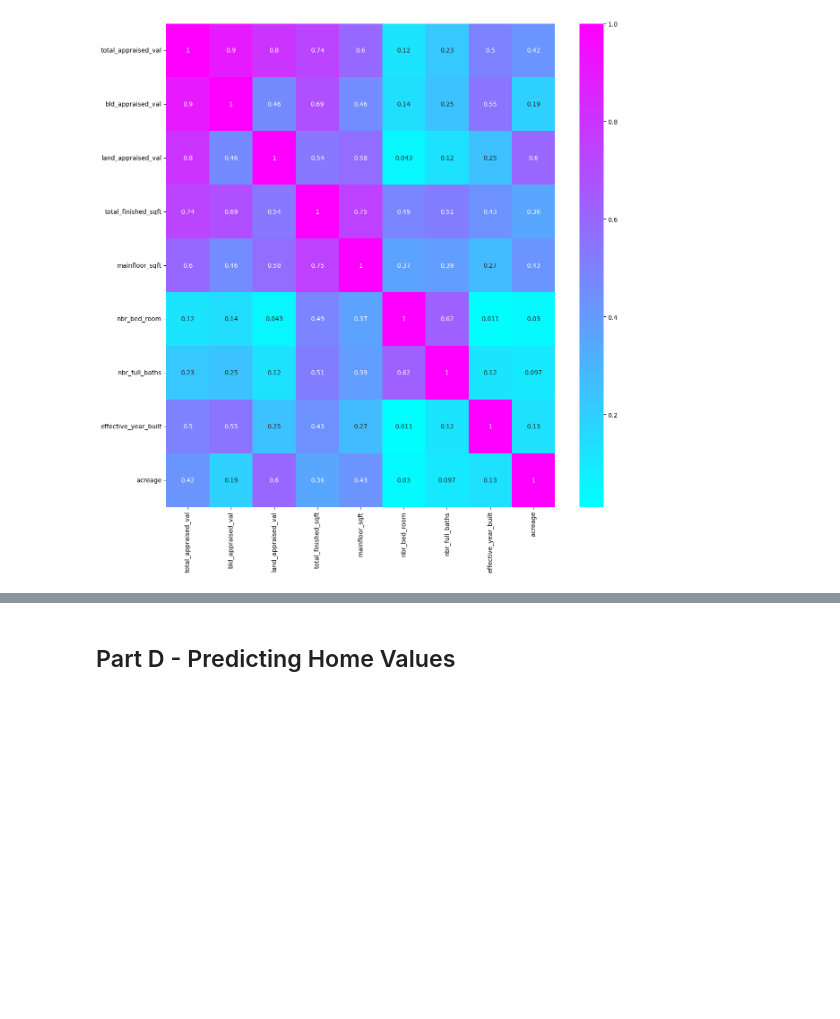
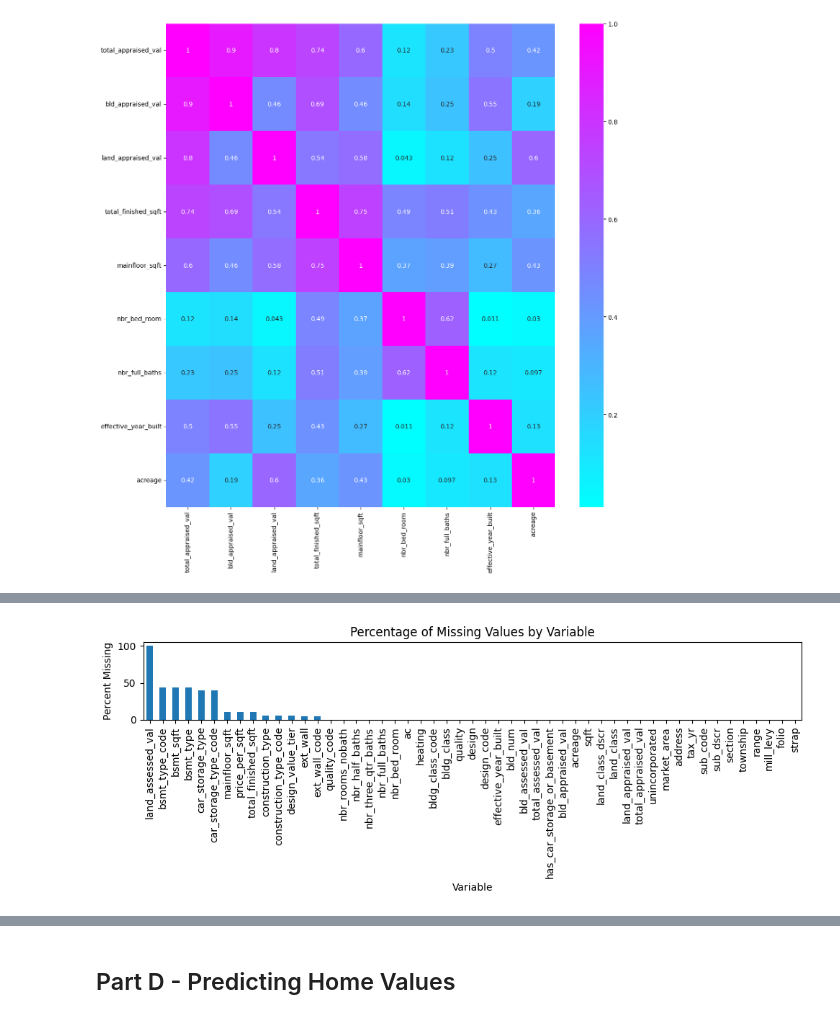
Before and after one commit to theaaron/boulder-homes, a Jupyter notebook: final.ipynb, the cells around one changed output, grey strips where cells are left out. Cells and saved outputs as stored; diff of their text form; code cells hidden in the pictures; blank space fills up the shorter version.

```diff
--- a/final.ipynb
+++ b/final.ipynb
@@ -233,0 +544,3 @@ VERY GOOD ++     152  4043211.0  4003750.0   754430.0
+# %%
+missing_pct = (df.isna().mean() * 100).sort_values(ascending=False)
+missing_pct.head(25)
@@ -233,0 +565,13 @@ VERY GOOD ++     152  4043211.0  4003750.0   754430.0
+# %%
+#Option: Missingness by Variable
+# missing_pct = (df.isna().mean() * 100).sort_values(ascending=False)
+
+plt.figure(figsize=(10,4))
+missing_pct.plot(kind="bar")
+plt.title("Percentage of Missing Values by Variable")
+plt.xlabel("Variable")
+plt.ylabel("Percent Missing")
+plt.tight_layout()
+plt.show()
+# %% [output]
+[figure, added]
```
Also changed, not shown: parts of 34 cells of this notebook.
